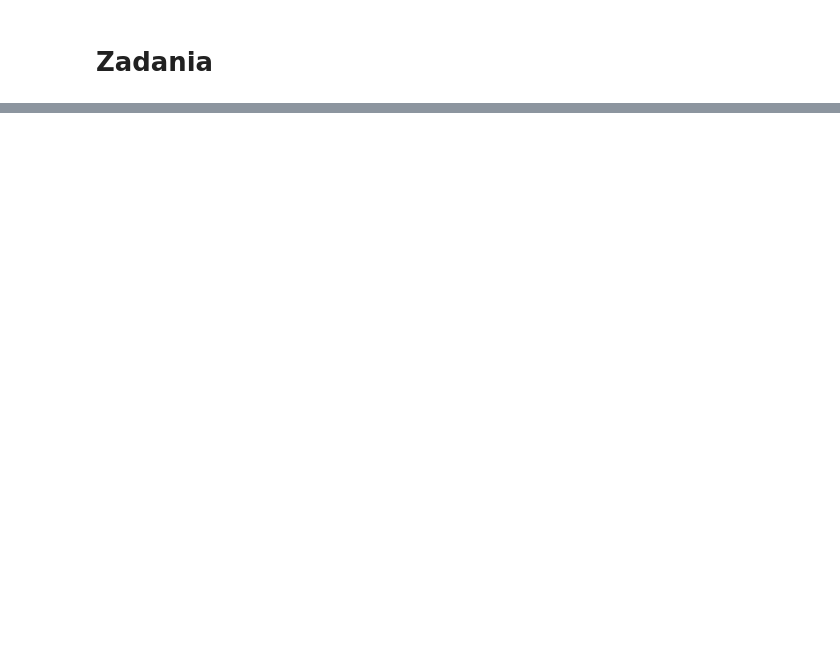
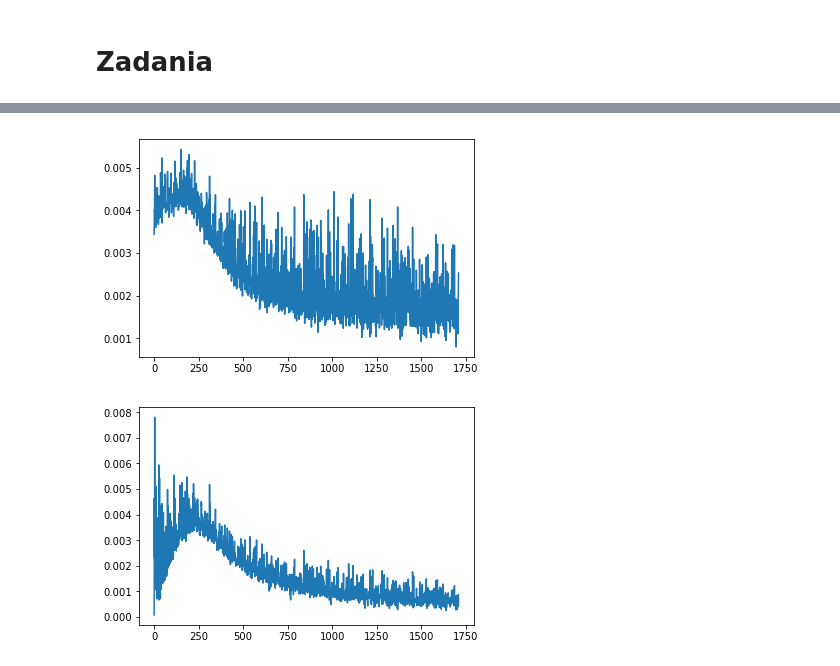
Before and after one commit to walerian777/uj-machine-learning, a Jupyter notebook: l10/L10c.ipynb, the cells around one changed output, grey strips where cells are left out. Saved outputs shown, nothing was run; the diff lists cells and outputs as text; code cells hidden in the pictures; blank space fills up the shorter version.

```diff
--- a/l10/L10c.ipynb
+++ b/l10/L10c.ipynb
@@ -193,12 +221,13 @@ class MSE(Loss):
 class Crossentropy(Loss):
 
     def forward_pass(self, y, t):
-        # Ćwiczenie 5
-        pass
+        a = np.multiply(- t,np.log(y))
+        b = np.multiply((1 - t), np.log(1 - y))
+        return np.sum(np.nan_to_num(a - b)) / len(t)
 
     def backward_pass(self, y, t):
         # Ćwiczenie 5
-        pass
+        return np.average(- (t / y) + ((1 - t) / (1 - y)))
 # %%
 class Network():
 
@@ -305,0 +343,8 @@ class Network():
+# %%
+# Ćwiczenie 4
+model = Network(MSE(), GD(0.1))
+model.add(Dense(784, 10))
+model.add(Sigmoid())
+model.add(Dense(10, 1))
+model.add(Sigmoid())
+model.fit(X_train, y_train, 15, batch_size = 100, print_stats = True)
@@ -305,0 +371,8 @@ class Network():
+# %%
+# Ćwiczenie 7
+model = Network(Crossentropy(),Momentum(0.2, 0.2))
+model.add(Dense(784, 100))
+model.add(Sigmoid())
+model.add(Dense(100, 1))
+model.add(Sigmoid())
+model.fit(X_train, y_train, 15, batch_size = 100, print_stats = True)
@@ -305,0 +399,7 @@ class Network():
+# %%
+model = Network(MSE(),Momentum(0.5, 0.5))
+model.add(Dense(784, 100))
+model.add(ReLU())
+model.add(Dense(100, 1))
+model.add(ReLU())
+model.fit(X_train, y_train, 15, batch_size = 100, print_stats = True)
@@ -305,0 +426,16 @@ class Network():
+# %%
+# Ćwiczenie 8
+model = Network(MSE(), GD(0.1))
+model.add(Dense(784, 10))
+model.add(Sigmoid())
+model.add(Dense(10, 1))
+model.add(Sigmoid())
+model.fit(X_train, y_train, 15, batch_size = 100, print_stats = False)
+
+for layer in model.layers:
+    if layer.monitor_exists():
+        plt.plot(range(0, len(layer.monitor)), layer.monitor)
+        plt.show()
+# %% [output]
+[figure, added]
+[figure, added]
```
Also changed, not shown: parts of 31 cells of this notebook.
